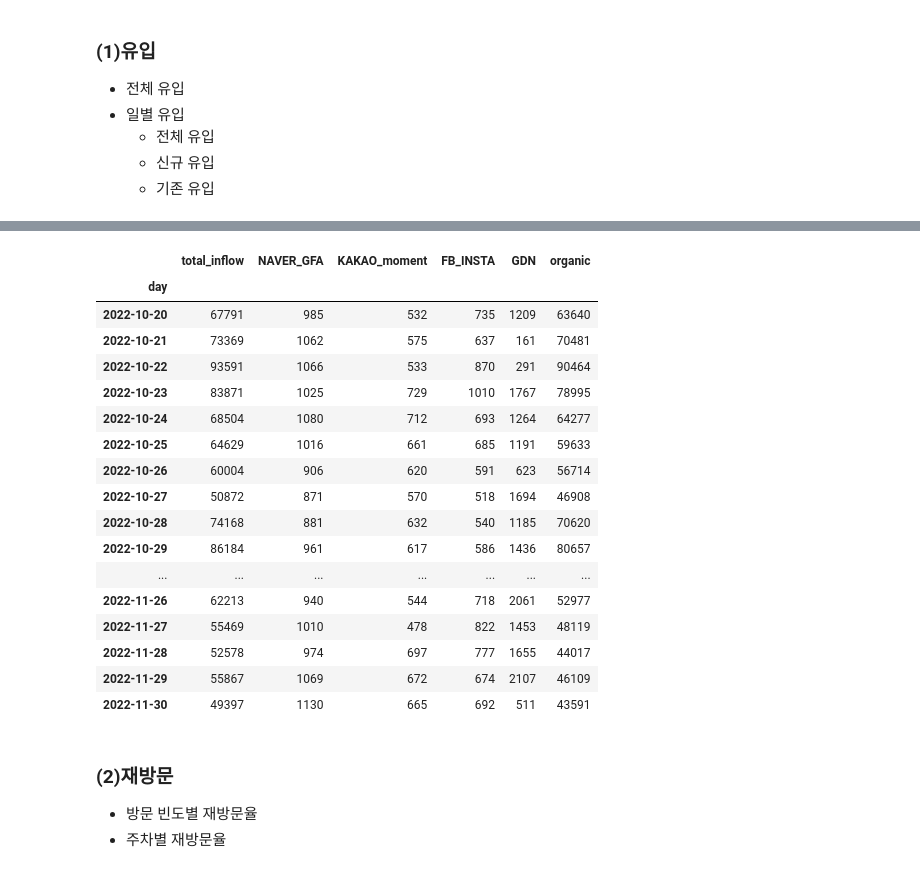
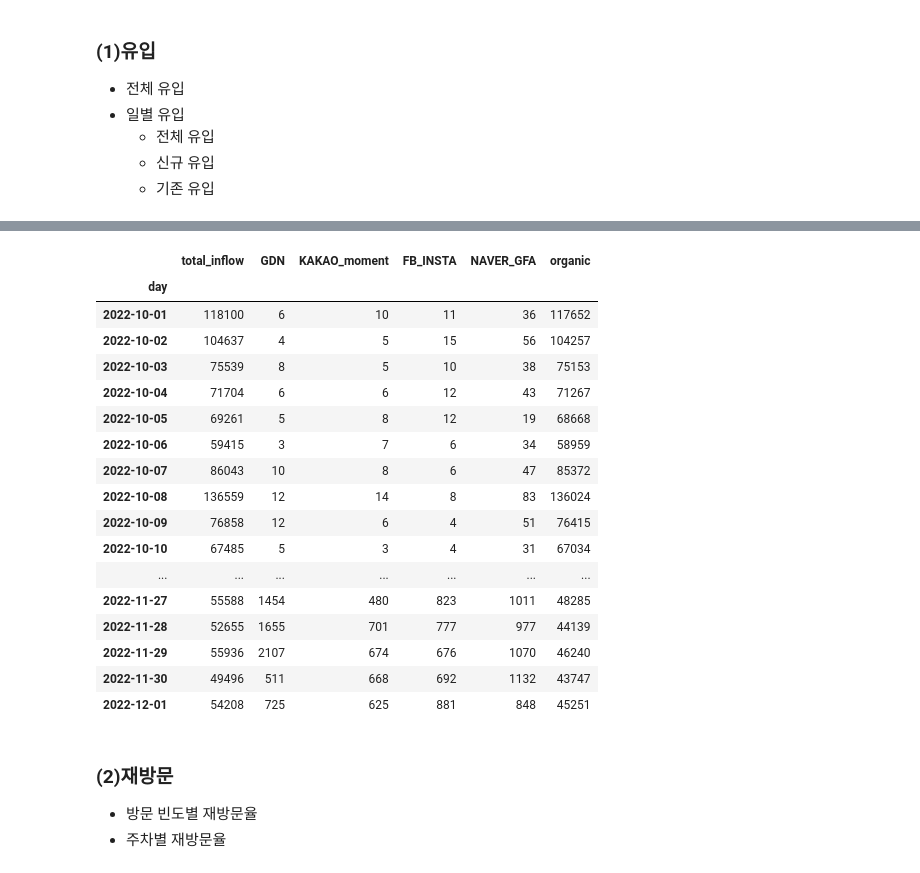
Before and after one commit to tand-datateam-th/kto_prj_git, a Jupyter notebook: [KTO]_Letter_analysis_v2_2210(MK).ipynb, the cells around one changed output, grey strips where cells are left out. Cells and saved outputs as stored; diff of their text form; code cells hidden in the pictures.

```diff
--- a/[KTO]_Letter_analysis_v2_2210(MK).ipynb
+++ b/[KTO]_Letter_analysis_v2_2210(MK).ipynb
@@ -276,20 +344,26 @@ lst_subscribe_device = list(df_app_log[
 #   FB_INSTA : instagram & FB_INSTA & Facebook
 #   KAKAO_moment : kakao_mo & KAKAO_moment
 #   kakaotalk_bizmessage --> 제외 (카카오 알림톡)
+
+## 1) 예산 변경 전
 dict_lst_user_from_referrs_gudok['KAKAO_moment'] =\
     list(
-        set(dict_lst_user_from_referrs_gudok['kakao_mo'] + dict_lst_user_from_referrs_gudok['KAKAO_moment'])
+        set(
+            dict_lst_user_from_referrs_gudok['kakao_mo'] +
+            dict_lst_user_from_referrs_gudok['KAKAO_moment'])
         )
 dict_lst_user_from_referrs_gudok['FB_INSTA'] =\
     list(
-        set(dict_lst_user_from_referrs_gudok['instagram'] + dict_lst_user_from_referrs_gudok['FB_INSTA']+\
-            dict_lst_user_from_referrs_gudok['Facebook'])
+        set(
+            dict_lst_user_from_referrs_gudok['instagram'] +
+            dict_lst_user_from_referrs_gudok['FB_INSTA']
+            +dict_lst_user_from_referrs_gudok['Facebook']
+            )
     )
 
 del dict_lst_user_from_referrs_gudok['kakaotalk_bizmessage']
 del dict_lst_user_from_referrs_gudok['kakao_mo']
 del dict_lst_user_from_referrs_gudok['instagram']
 del dict_lst_user_from_referrs_gudok['Facebook']
-
 dict_lst_user_from_referrs_gudok.keys()
 # %% [output]
@@ -307,40 +406,40 @@ dict_keys(['NAVER_GFA', 'KAKAO_moment', 'FB_INSTA', 'GDN', 'organic'])
 # 1. 매체별 전체 유입인원
 ## 전체 / 일별 총 유입인원
 #########################################
-dict_output_inflow_total= {}
-dict_output_inflow_daily= {}
+def count_inflow(s_date, e_date, dict_input, KEY_ID = KEY_ID_DEVICE, nm = 'inflow', df_target = df_app_log):
+    period = (datetime.strptime(e_date, '%Y%m%d') - datetime.strptime(s_date, '%Y%m%d')).days + 1
+    dict_output_inflow_total= {}
+    dict_output_inflow_daily= {}
 
-def count_inflow(dict_input, dict_output_total, dict_output_daily, KEY_ID = KEY_ID_DEVICE,
-    lst = list(df_app_log[KEY_ID_DEVICE].unique()), nm = 'inflow'):
-    _df_target_daily = df_app_log[
-                        df_app_log[KEY_ID].isin(lst)].groupby('day')[KEY_ID]\
+    _df_target_daily = df_target.groupby('day')[KEY_ID]\
                             .nunique().to_frame(name = f'total_{nm}')
 
     for _referrer, _segment in dict_input.items():
-        ## 1) 전체 총 유입인원
-        dict_output_total[f'{_referrer}'] = {}
-        dict_output_total[f'{_referrer}'][f'{nm}'] = len(set(_segment))
+        ## 1) 전체 하루 평균 유입인원
+        dict_output_inflow_total[f'{_referrer}'] = {}
+        dict_output_inflow_total[f'{_referrer}'][f'{nm}'] = len(set(_segment)) / period
 
         ## 2) 일별 총 유입인원
-        _lst_segment = list(set(lst) &  set(_segment))
-        _df = df_app_log[df_app_log[KEY_ID].isin(_lst_segment)].groupby('day')[KEY_ID].nunique().to_frame(name = f'{_referrer}').fillna(0)
+        _df = df_target[df_target[KEY_ID].isin(_segment)].groupby('day')[KEY_ID].nunique().to_frame(name = f'{_referrer}').fillna(0)
 
-        dict_output_daily[f'{_referrer}'] = {}
-        dict_output_daily[f'{_referrer}'][f'{nm}'] = _df
+        dict_output_inflow_daily[f'{_referrer}'] = {}
+        dict_output_inflow_daily[f'{_referrer}'][f'{nm}'] = _df
         _df_target_daily[f'{_referrer}'] = _df[f'{_referrer}']
+
         _df_target_daily.fillna(0, inplace=True)
 
 
     ### 1-2) 전체 총 유입인원 df화
-    _df_output = pd.DataFrame.from_dict(dict_output_total, orient='index', columns=['inflow'])
+    _df_output = pd.DataFrame.from_dict(dict_output_inflow_total, orient='index', columns=['inflow'])
     _df_output = cnt_to_percent_ver1(_df_output, 'inflow')
-    _df_output = _df_output.sort_values(by = 'inflow', ascending=False)
+    _df_output = _df_output.sort_index(ascending=True)
+    # _df_target_daily = _df_target_daily
 
     return _df_output, _df_target_daily
 
-_df_inflow_total, _df_inflow_daily = count_inflow(dict_lst_user_from_referrs_gudok, dict_output_inflow_total, dict_output_inflow_daily)
-_df_inflow_total
+df_inflow_total_referrs, df_inflow_daily = count_inflow(s_date = '20221001', e_date = '20221201', dict_input = dict_lst_user_from_referrs_gudok)
+df_inflow_total_referrs
 pd.set_option('max_rows', 100)
-_df_inflow_daily
+df_inflow_daily
 # %% [output]
 |  | inflow | percent |
@@ -352,18 +451,18 @@ _df_inflow_daily
-|  | total_inflow | NAVER_GFA | KAKAO_moment | FB_INSTA | GDN | organic |
+|  | total_inflow | GDN | KAKAO_moment | FB_INSTA | NAVER_GFA | organic |
 | day |  |  |  |  |  |  |
-| 2022-10-20 | 67791 | 985 | 532 | 735 | 1209 | 63640 |
-| 2022-10-21 | 73369 | 1062 | 575 | 637 | 161 | 70481 |
-| 2022-10-22 | 93591 | 1066 | 533 | 870 | 291 | 90464 |
-| 2022-10-23 | 83871 | 1025 | 729 | 1010 | 1767 | 78995 |
-| 2022-10-24 | 68504 | 1080 | 712 | 693 | 1264 | 64277 |
-| 2022-10-25 | 64629 | 1016 | 661 | 685 | 1191 | 59633 |
-| 2022-10-26 | 60004 | 906 | 620 | 591 | 623 | 56714 |
-| 2022-10-27 | 50872 | 871 | 570 | 518 | 1694 | 46908 |
-| 2022-10-28 | 74168 | 881 | 632 | 540 | 1185 | 70620 |
-| 2022-10-29 | 86184 | 961 | 617 | 586 | 1436 | 80657 |
+| 2022-10-01 | 118100 | 6 | 10 | 11 | 36 | 117652 |
+| 2022-10-02 | 104637 | 4 | 5 | 15 | 56 | 104257 |
+| 2022-10-03 | 75539 | 8 | 5 | 10 | 38 | 75153 |
+| 2022-10-04 | 71704 | 6 | 6 | 12 | 43 | 71267 |
+| 2022-10-05 | 69261 | 5 | 8 | 12 | 19 | 68668 |
+| 2022-10-06 | 59415 | 3 | 7 | 6 | 34 | 58959 |
+| 2022-10-07 | 86043 | 10 | 8 | 6 | 47 | 85372 |
+| 2022-10-08 | 136559 | 12 | 14 | 8 | 83 | 136024 |
+| 2022-10-09 | 76858 | 12 | 6 | 4 | 51 | 76415 |
+| 2022-10-10 | 67485 | 5 | 3 | 4 | 31 | 67034 |
 | ... | ... | ... | ... | ... | ... | ... |
-| 2022-11-26 | 62213 | 940 | 544 | 718 | 2061 | 52977 |
-| 2022-11-27 | 55469 | 1010 | 478 | 822 | 1453 | 48119 |
-| 2022-11-28 | 52578 | 974 | 697 | 777 | 1655 | 44017 |
-| 2022-11-29 | 55867 | 1069 | 672 | 674 | 2107 | 46109 |
-| 2022-11-30 | 49397 | 1130 | 665 | 692 | 511 | 43591 |
+| 2022-11-27 | 55588 | 1454 | 480 | 823 | 1011 | 48285 |
+| 2022-11-28 | 52655 | 1655 | 701 | 777 | 977 | 44139 |
+| 2022-11-29 | 55936 | 2107 | 674 | 676 | 1070 | 46240 |
+| 2022-11-30 | 49496 | 511 | 668 | 692 | 1132 | 43747 |
+| 2022-12-01 | 54208 | 725 | 625 | 881 | 848 | 45251 |
```
Also changed, not shown: parts of 42 cells of this notebook, 3 other files.
